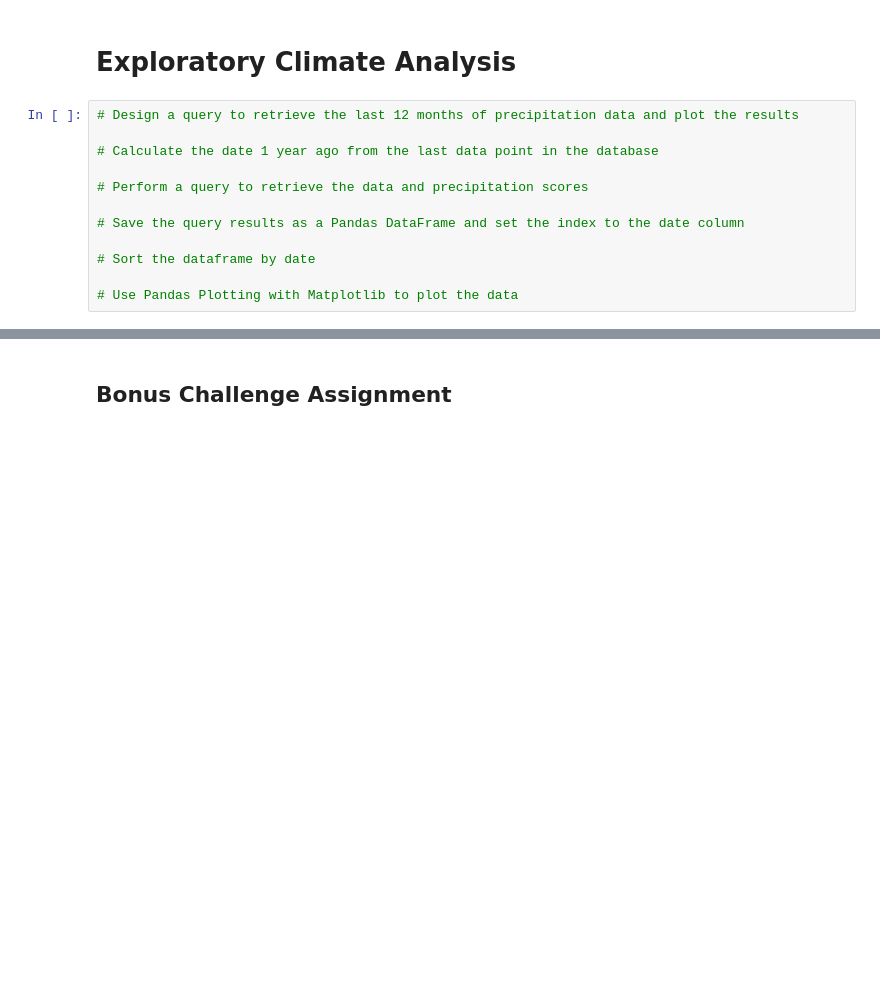
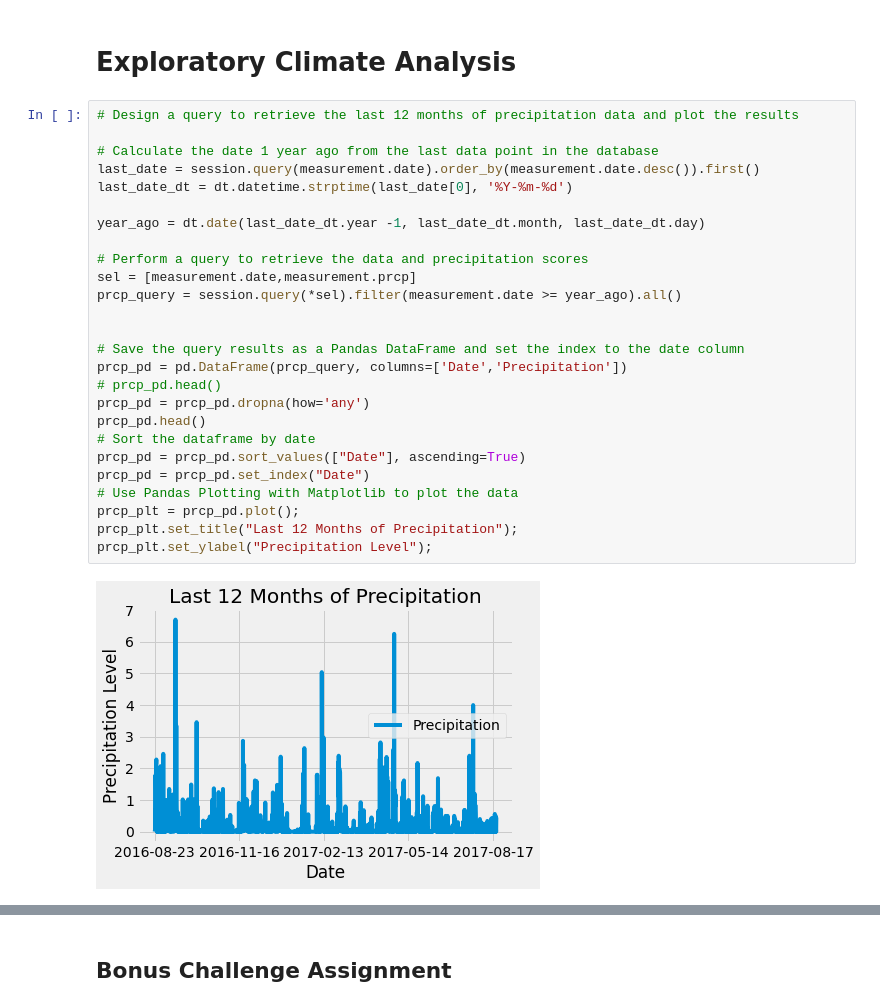
Before and after one commit to daniale93/sqlalchemy-challenge, a Jupyter notebook: climate.ipynb, the cells around one changed output, grey strips where cells are left out. Saved outputs shown, nothing was run; the diff lists cells and outputs as text; blank space fills up the shorter version.

```diff
--- a/climate.ipynb
+++ b/climate.ipynb
@@ -40,14 +40,30 @@ session = Session(engine)
 # %%
 # Design a query to retrieve the last 12 months of precipitation data and plot the results
 
 # Calculate the date 1 year ago from the last data point in the database
+last_date = session.query(measurement.date).order_by(measurement.date.desc()).first()
+last_date_dt = dt.datetime.strptime(last_date[0], '%Y-%m-%d')
+
+year_ago = dt.date(last_date_dt.year -1, last_date_dt.month, last_date_dt.day)
 
 # Perform a query to retrieve the data and precipitation scores
+sel = [measurement.date,measurement.prcp]
+prcp_query = session.query(*sel).filter(measurement.date >= year_ago).all()
+
 
 # Save the query results as a Pandas DataFrame and set the index to the date column
-
+prcp_pd = pd.DataFrame(prcp_query, columns=['Date','Precipitation'])
+# prcp_pd.head()
+prcp_pd = prcp_pd.dropna(how='any')
+prcp_pd.head()
 # Sort the dataframe by date
-
+prcp_pd = prcp_pd.sort_values(["Date"], ascending=True)
+prcp_pd = prcp_pd.set_index("Date")
 # Use Pandas Plotting with Matplotlib to plot the data
+prcp_plt = prcp_pd.plot();
+prcp_plt.set_title("Last 12 Months of Precipitation");
+prcp_plt.set_ylabel("Precipitation Level");
+# %% [output]
+[figure, added]
 # %%
 # Use Pandas to calcualte the summary statistics for the precipitation data
```
Also changed, not shown: parts of 5 cells of this notebook, 1 other file.
